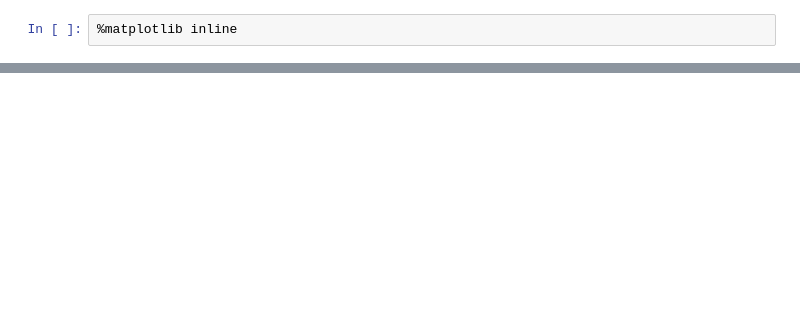
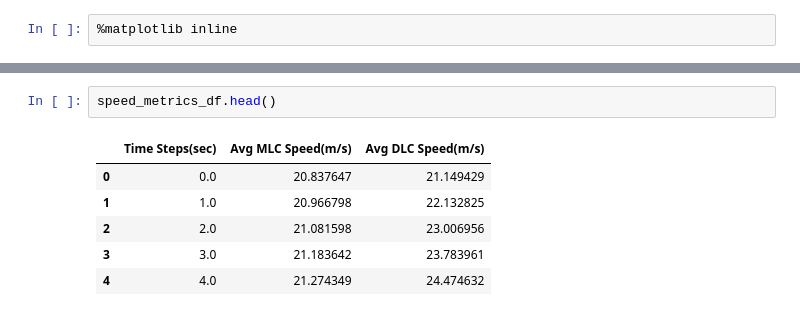
Before and after one commit to RaulEP/MscThesis-MAHighwayEnv, a Jupyter notebook: test.ipynb, the cells around one changed output, grey strips where cells are left out. Saved outputs shown, nothing was run; the diff lists cells and outputs as text; blank space fills up the shorter version.

```diff
--- a/test.ipynb
+++ b/test.ipynb
@@ -49,0 +93,9 @@ plt.show()
+# %%
+speed_metrics_df.head()
+# %% [output]
+|  | Time Steps(sec) | Avg MLC Speed(m/s) | Avg DLC Speed(m/s) |
+| 0 | 0.0 | 20.837647 | 21.149429 |
+| 1 | 1.0 | 20.966798 | 22.132825 |
+| 2 | 2.0 | 21.081598 | 23.006956 |
+| 3 | 3.0 | 21.183642 | 23.783961 |
+| 4 | 4.0 | 21.274349 | 24.474632 |
```
Also changed, not shown: parts of 21 cells of this notebook, 1 other file.
